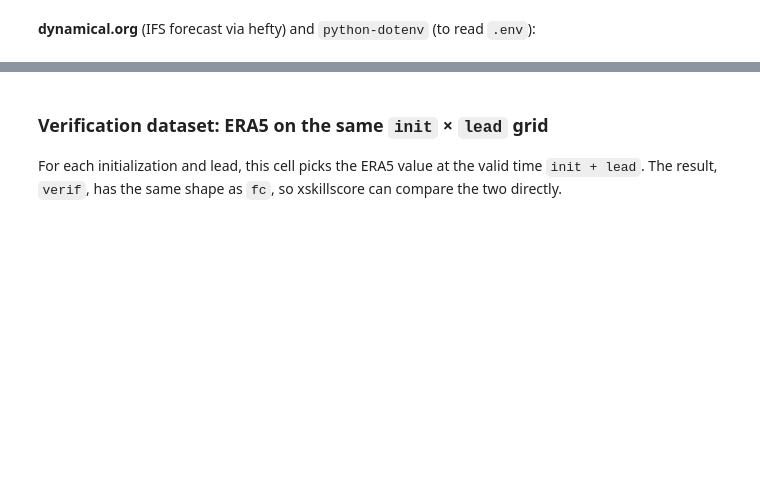
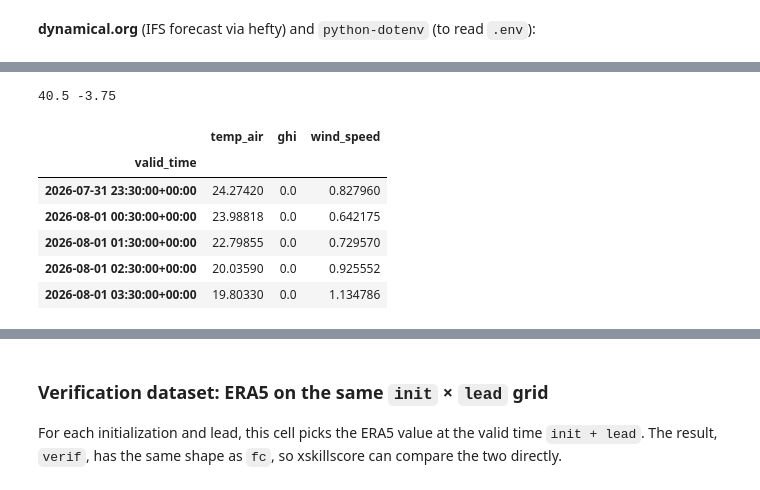
Before and after one commit to aaronspring/hefty, a Jupyter notebook: examples/era5_forecast_verification.ipynb, the cells around one changed output, grey strips where cells are left out. Saved outputs shown, nothing was run; the diff lists cells and outputs as text; code cells hidden in the pictures; blank space fills up the shorter version.

```diff
--- a/examples/era5_forecast_verification.ipynb
+++ b/examples/era5_forecast_verification.ipynb
@@ -295,0 +55,19 @@ Data variables:
+# %%
+latitude, longitude = 40.42, -3.70  # Madrid, Spain
+
+plant = dict(
+    latitude=latitude,
+    longitude=longitude,
+    mount_type='single-axis',
+    gcr=0.35,
+    nameplate_dc=120,  # MW
+    nameplate_ac=100,  # MW
+    dc_loss_fraction=0.1,
+    gamma_pdc=-0.003,
+    shade_loss_model='non-linear_simple',
+    backtrack=True,
+    max_tracker_angle=55,
+)
+
+init_dates = pd.date_range('2026-08-01', '2026-08-31', freq='1D')  # 00Z initializations
+lead_time_to_start, run_length = 0, 72                             # hours
@@ -295,0 +79,22 @@ Data variables:
+# %%
+era5_start = init_dates[0]
+era5_end = init_dates[-1] + pd.Timedelta(hours=lead_time_to_start + run_length)
+
+era5, meta = pvlib.iotools.get_era5(
+    latitude, longitude, era5_start, era5_end,
+    variables=['surface_solar_radiation_downwards', '2m_temperature',
+               '10m_u_component_of_wind', '10m_v_component_of_wind'],
+    api_key=os.environ['PRIVATE_CDSAPI_KEY'], timeout=600)
+era5['wind_speed'] = np.hypot(era5.pop('u10'), era5.pop('v10'))
+era5.index = era5.index - pd.Timedelta('30min')
+print(meta['latitude'], meta['longitude'])
+era5.head()
+# %% [output]
+40.5 -3.75
+|  | temp_air | ghi | wind_speed |
+| valid_time |  |  |  |
+| 2026-07-31 23:30:00+00:00 | 24.27420 | 0.0 | 0.827960 |
+| 2026-08-01 00:30:00+00:00 | 23.98818 | 0.0 | 0.642175 |
+| 2026-08-01 01:30:00+00:00 | 22.79855 | 0.0 | 0.729570 |
+| 2026-08-01 02:30:00+00:00 | 20.03590 | 0.0 | 0.925552 |
+| 2026-08-01 03:30:00+00:00 | 19.80330 | 0.0 | 1.134786 |
```
Also changed, not shown: parts of 57 cells of this notebook.
